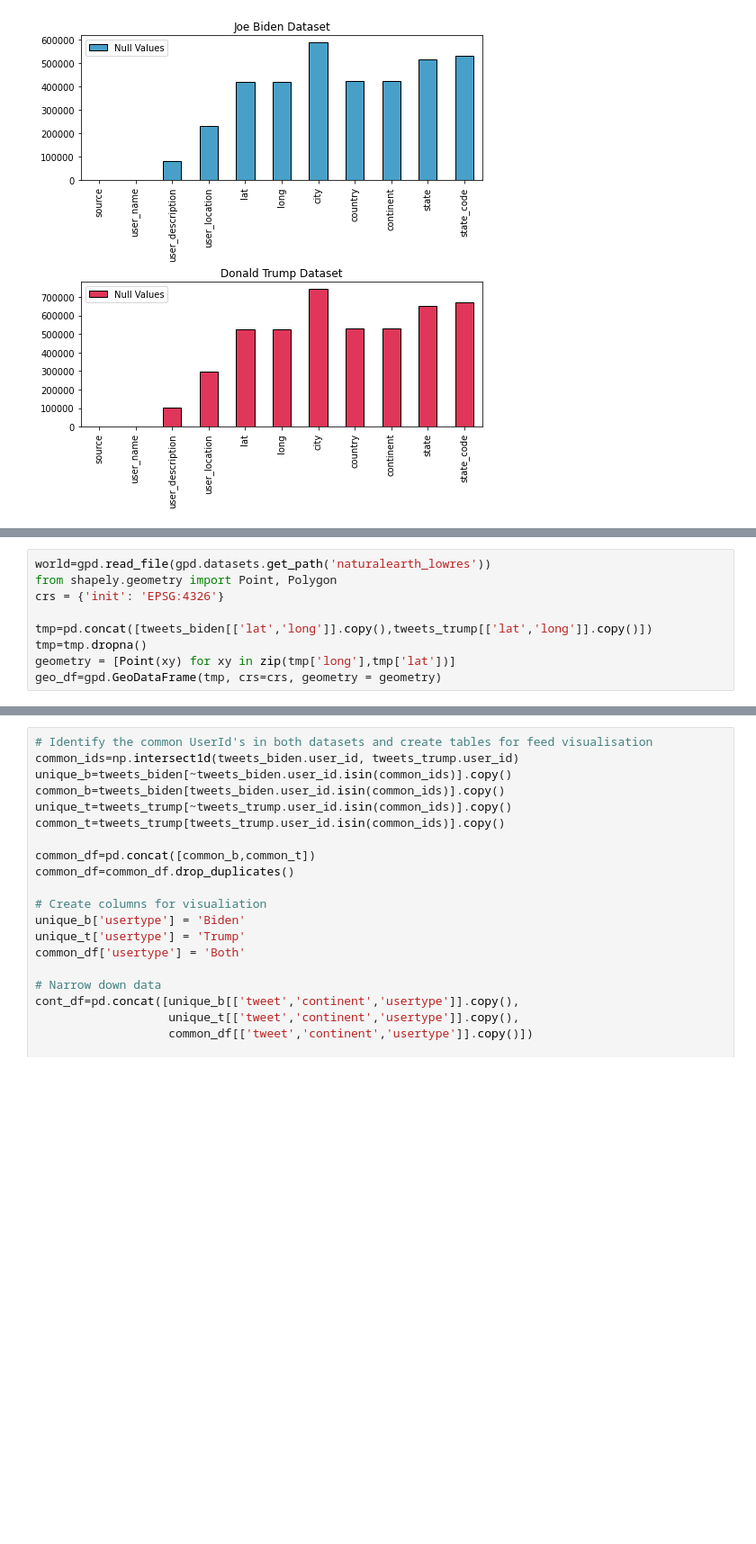
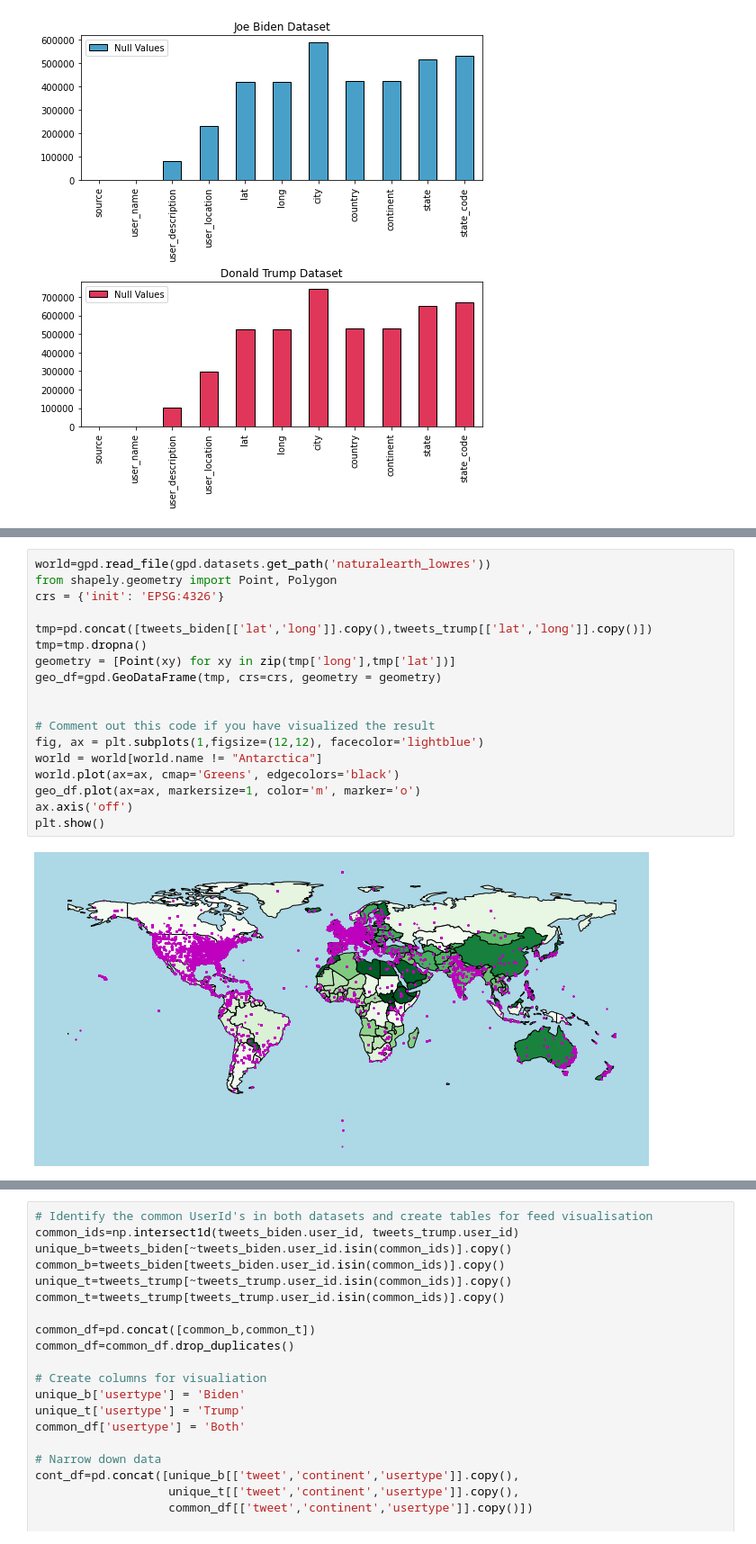
Before and after one commit to sydney-machine-learning/sentimentanalysis-USelections, a Jupyter notebook: main.ipynb, the cells around one changed output, grey strips where cells are left out. Shown at 90% size. Saved outputs shown, nothing was run; the diff lists cells and outputs as text; blank space fills up the shorter version.

```diff
--- a/main.ipynb
+++ b/main.ipynb
@@ -291,12 +295,23 @@ plt.show()
 # %%
 world=gpd.read_file(gpd.datasets.get_path('naturalearth_lowres'))
 from shapely.geometry import Point, Polygon
 crs = {'init': 'EPSG:4326'}
 
 tmp=pd.concat([tweets_biden[['lat','long']].copy(),tweets_trump[['lat','long']].copy()])
 tmp=tmp.dropna()
 geometry = [Point(xy) for xy in zip(tmp['long'],tmp['lat'])]
 geo_df=gpd.GeoDataFrame(tmp, crs=crs, geometry = geometry)
+
+
+# Comment out this code if you have visualized the result
+fig, ax = plt.subplots(1,figsize=(12,12), facecolor='lightblue')
+world = world[world.name != "Antarctica"]
+world.plot(ax=ax, cmap='Greens', edgecolors='black')
+geo_df.plot(ax=ax, markersize=1, color='m', marker='o')
+ax.axis('off')
+plt.show()
+# %% [output]
+[figure, added]
 # %%
 %%time
 def detect_tweetlang(tweet):
```
Also changed, not shown: parts of 12 cells of this notebook.
